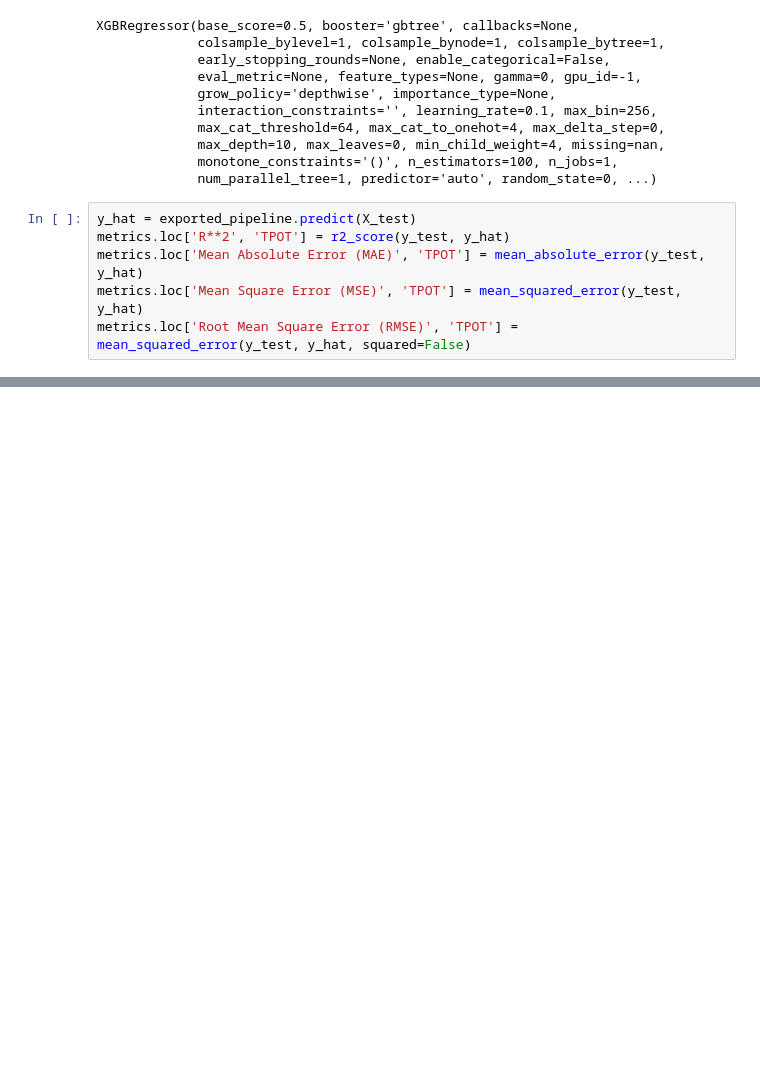
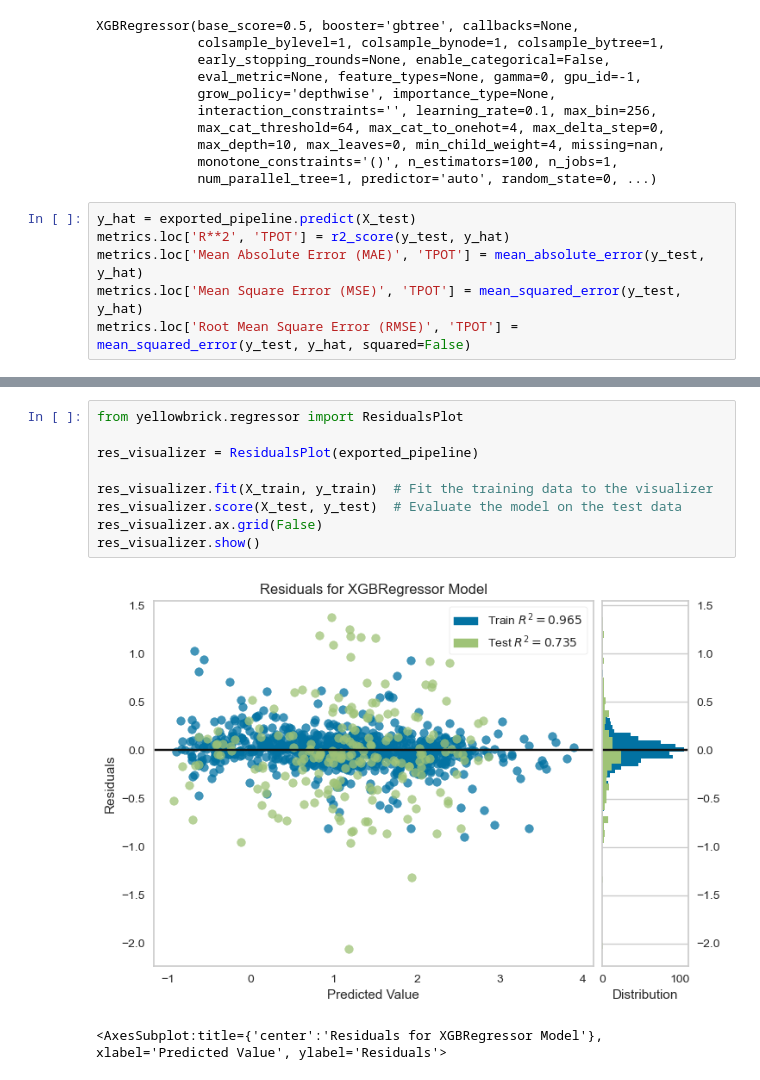
Before and after one commit to dmulysses/ml-regression-pkbhx, a Jupyter notebook: ml-regression-pkbhx.ipynb, the cells around one changed output, grey strips where cells are left out. Saved outputs shown, nothing was run; the diff lists cells and outputs as text; blank space fills up the shorter version.

```diff
--- a/ml-regression-pkbhx.ipynb
+++ b/ml-regression-pkbhx.ipynb
@@ -398,0 +426,12 @@ metrics
+# %%
+from yellowbrick.regressor import ResidualsPlot
+
+res_visualizer = ResidualsPlot(exported_pipeline)
+
+res_visualizer.fit(X_train, y_train)  # Fit the training data to the visualizer
+res_visualizer.score(X_test, y_test)  # Evaluate the model on the test data
+res_visualizer.ax.grid(False)
+res_visualizer.show()
+# %% [output]
+[figure, added]
+<AxesSubplot:title={'center':'Residuals for XGBRegressor Model'}, xlabel='Predicted Value', ylabel='Residuals'>
```
Also changed, not shown: parts of 4 cells of this notebook.
